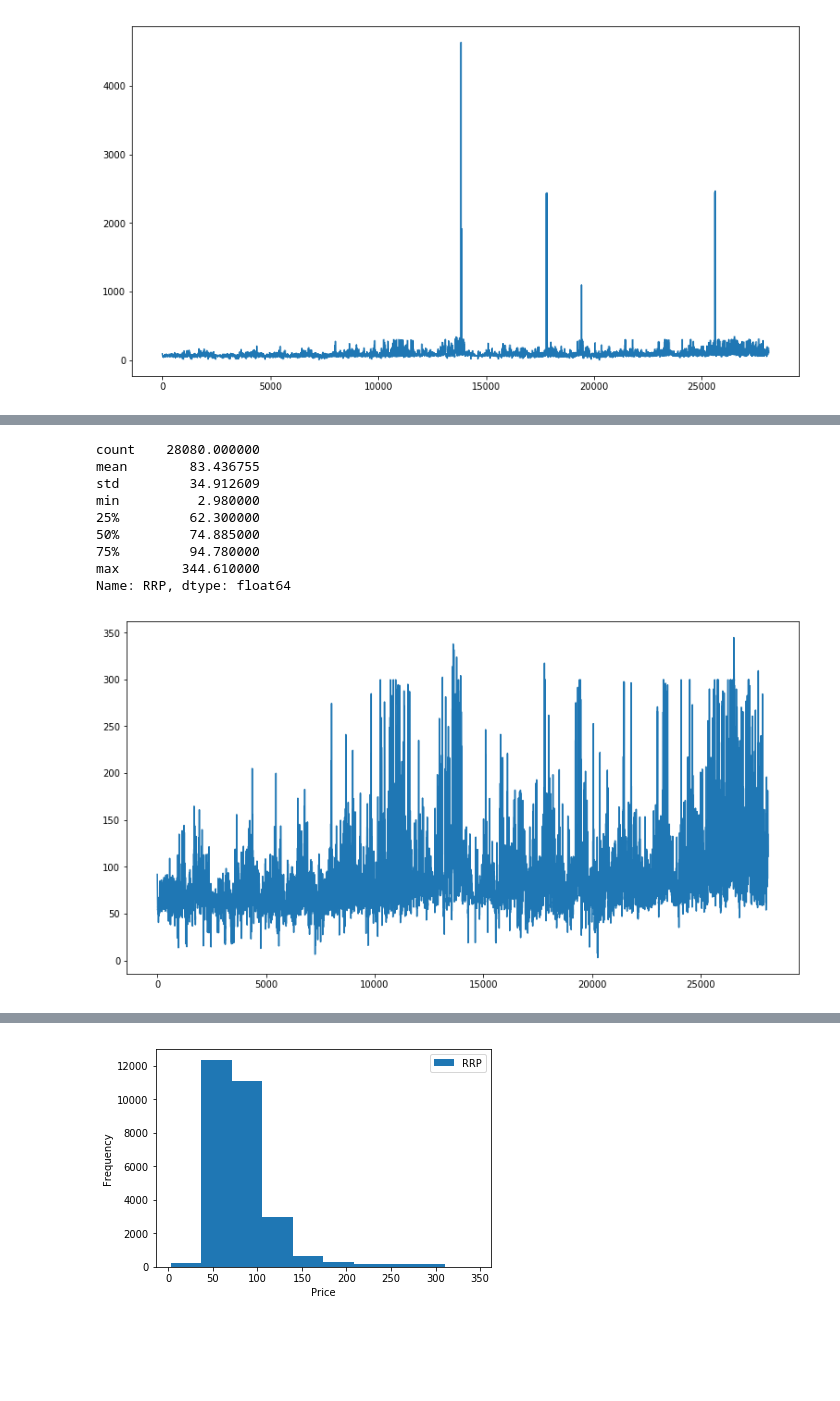
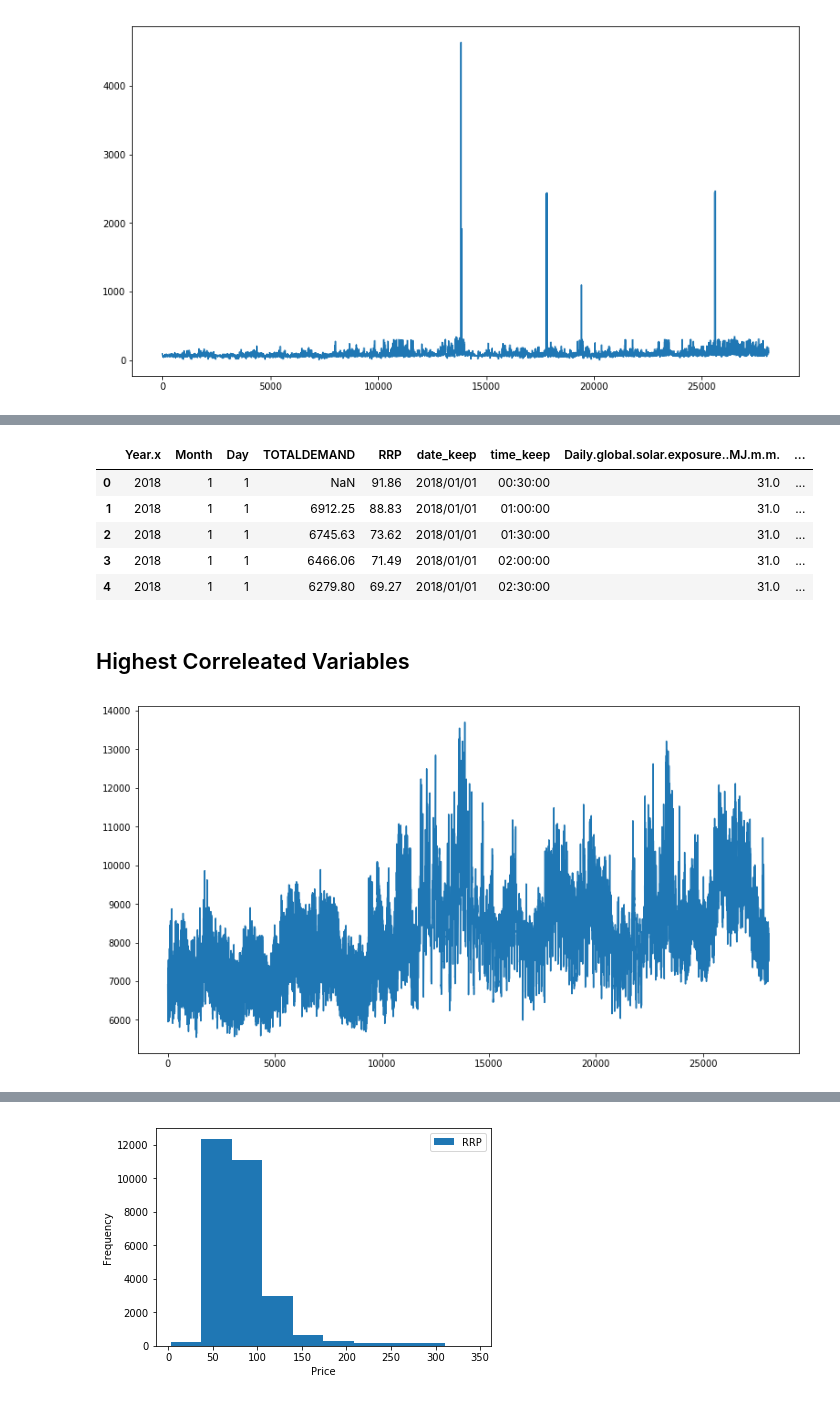
Before and after one commit to DonaldTurton/AT2_Advanced_Data_Algorithms, a Jupyter notebook: EDA_EnergyData.ipynb, the cells around one changed output, grey strips where cells are left out. Drawn from its saved outputs; the diff is of its cells as text; code cells hidden in the pictures; blank space fills up the shorter version.

```diff
--- a/EDA_EnergyData.ipynb
+++ b/EDA_EnergyData.ipynb
@@ -156,2 +148,29 @@ data["RRP"] = np.where(data["RRP"] >900, median,data['RRP'])
+# %%
+# Update the moving average variables
+
+data.demand_mov_avg_1hr = data.TOTALDEMAND.rolling(window=2).mean()
+data.demand_mov_avg_2hr = data.TOTALDEMAND.rolling(window=4).mean()
+
+data.head()
+
+# Create a new price variable with one unit lag (predicting current price will be influenced by the previous periods price)
+
+data['lagprice'] = data.RRP.shift(1)
+
+data.head()
+
+# Create moving average variables for 1hr and 2hrs in python
+
+data.price_mov_avg_1hr = data.lagprice.rolling(window=2).mean()
+data.price_mov_avg_2hr = data.lagprice.rolling(window=4).mean()
+
+data.head()
+# %% [output]
+|  | Year.x | Month | Day | TOTALDEMAND | RRP | date_keep | time_keep | Daily.global.solar.exposure..MJ.m.m. | ... |
+| 0 | 2018 | 1 | 1 | NaN | 91.86 | 2018/01/01 | 00:30:00 | 31.0 | ... |
+| 1 | 2018 | 1 | 1 | 6912.25 | 88.83 | 2018/01/01 | 01:00:00 | 31.0 | ... |
+| 2 | 2018 | 1 | 1 | 6745.63 | 73.62 | 2018/01/01 | 01:30:00 | 31.0 | ... |
+| 3 | 2018 | 1 | 1 | 6466.06 | 71.49 | 2018/01/01 | 02:00:00 | 31.0 | ... |
+| 4 | 2018 | 1 | 1 | 6279.80 | 69.27 | 2018/01/01 | 02:30:00 | 31.0 | ... |
 # %%
 # EXPORT THE DATA WITH NO OUTILERS
@@ -161,20 +180,10 @@ data["RRP"] = np.where(data["RRP"] >900, median,data['RRP'])
-# %%
-data.RRP.describe()
-# %% [output]
-count    28080.000000
-mean        83.436755
-std         34.912609
-min          2.980000
-25%         62.300000
-50%         74.885000
-75%         94.780000
-max        344.610000
-Name: RRP, dtype: float64
+# %% [markdown]
+## Highest Correleated Variables
 # %%
-#Plot trend
-Price = data["RRP"].values
+# Demand
+Price = data["TOTALDEMAND"].values
 plt.figure(figsize=(13,7))
 plt.plot(Price)
 plt.show()
 # %% [output]
-[figure, old version]
+[figure, new version]
```
Also changed, not shown: parts of 17 cells of this notebook.
